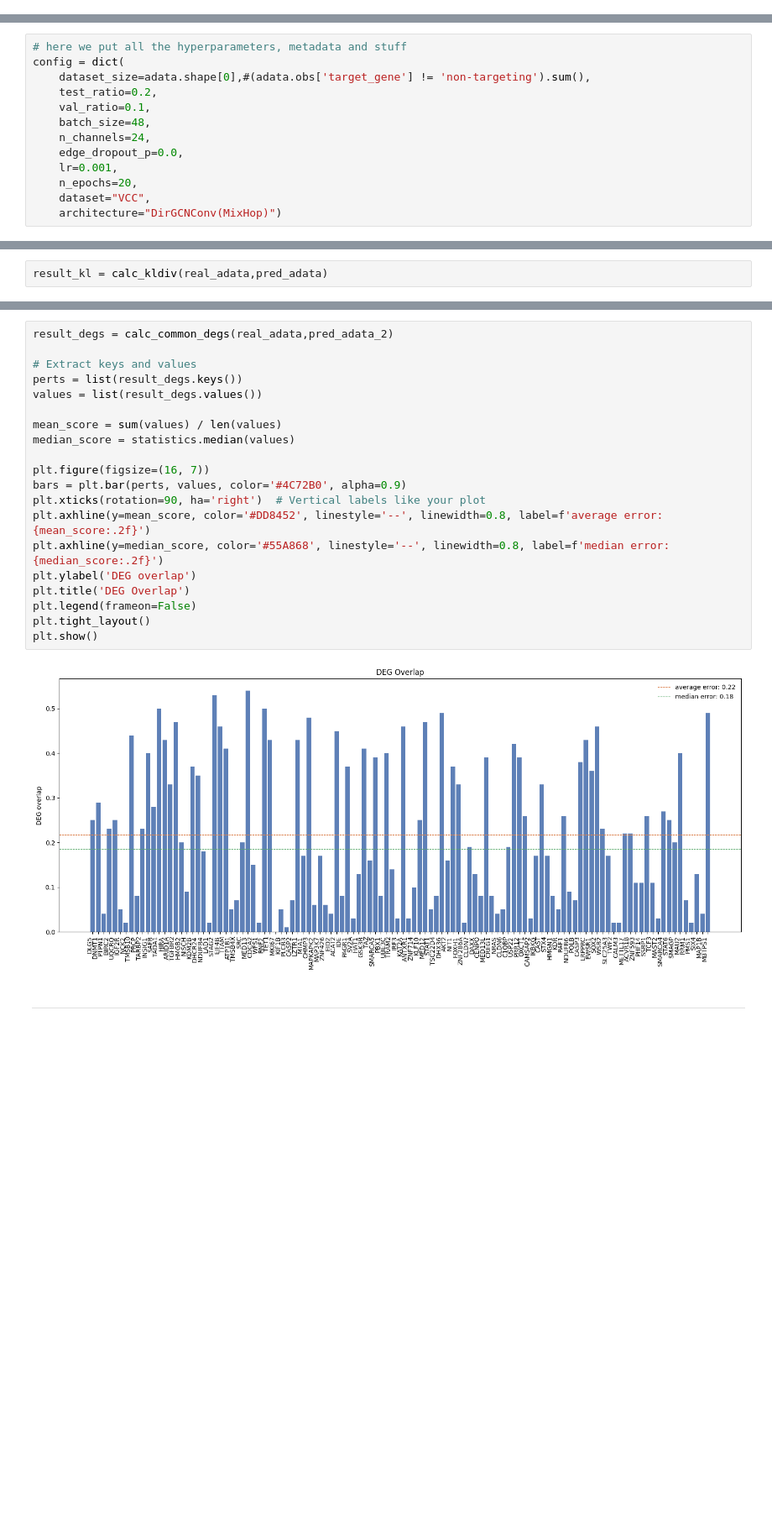
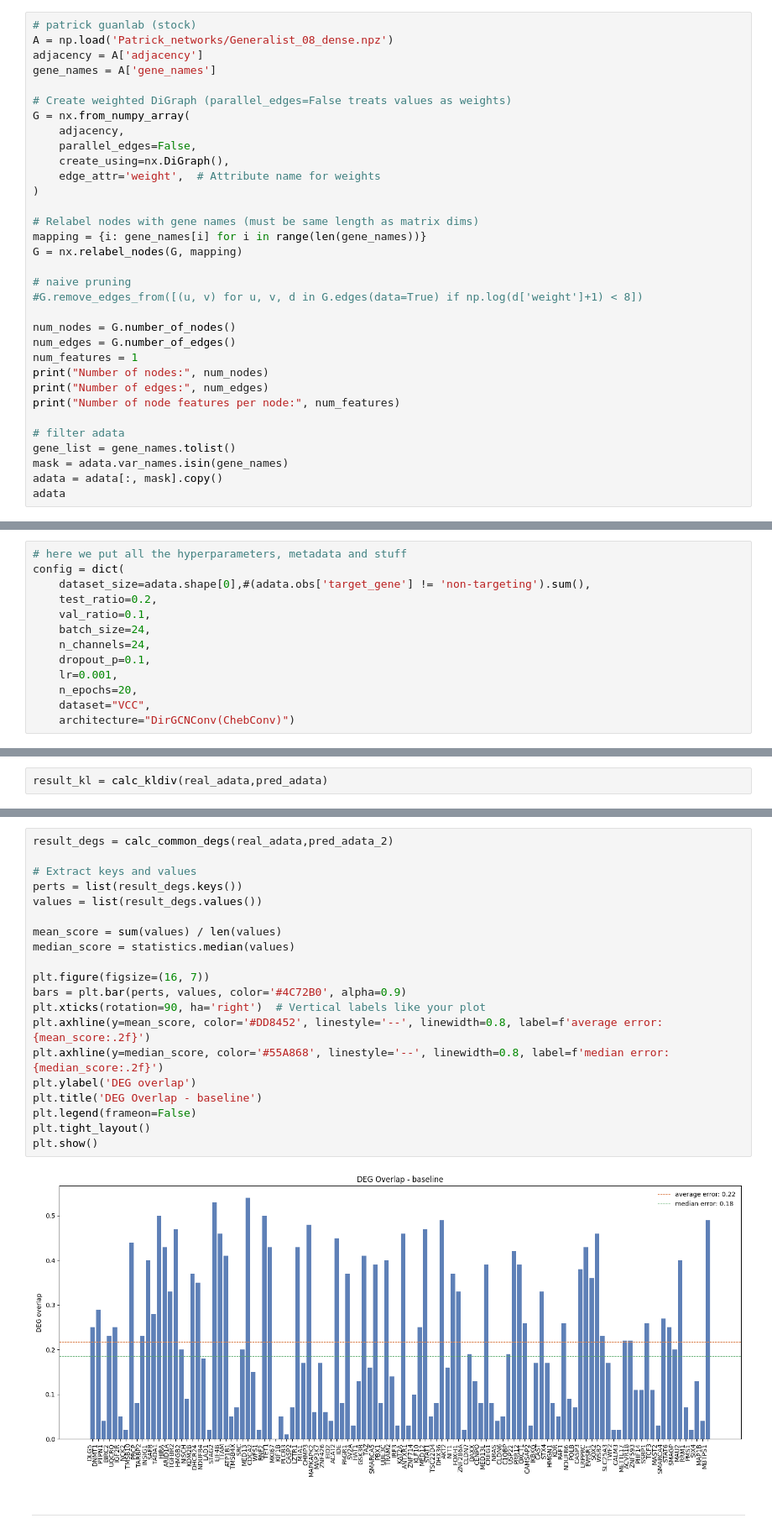
Before and after one commit to MCalabroCode/SPECTRA, a Jupyter notebook: spectra_v2_notebook_wandb.ipynb, the cells around one changed output, grey strips where cells are left out. Shown at 84% size. Saved outputs shown, nothing was run; the diff lists cells and outputs as text; blank space fills up the shorter version.

```diff
--- a/spectra_v2_notebook_wandb.ipynb
+++ b/spectra_v2_notebook_wandb.ipynb
@@ -145,3 +138,36 @@ AnnData object with n_obs × n_vars = 220998 × 3406
     obs: 'target_gene', 'guide_id', 'batch', 'n_genes'
     var: 'gene_id', 'n_cells'
     uns: 'log1p'
+# %%
+# patrick guanlab (stock)
+A = np.load('Patrick_networks/Generalist_08_dense.npz')
+adjacency = A['adjacency']
+gene_names = A['gene_names']
+
+# Create weighted DiGraph (parallel_edges=False treats values as weights)
+G = nx.from_numpy_array(
+    adjacency,
+    parallel_edges=False,
+    create_using=nx.DiGraph(),
+    edge_attr='weight',  # Attribute name for weights
+)
+
+# Relabel nodes with gene names (must be same length as matrix dims)
+mapping = {i: gene_names[i] for i in range(len(gene_names))}
+G = nx.relabel_nodes(G, mapping)
+
+# naive pruning
+#G.remove_edges_from([(u, v) for u, v, d in G.edges(data=True) if np.log(d['weight']+1) < 8])
+
+num_nodes = G.number_of_nodes()
+num_edges = G.number_of_edges()
+num_features = 1
+print("Number of nodes:", num_nodes)
+print("Number of edges:", num_edges)
+print("Number of node features per node:", num_features)
+
+# filter adata
+gene_list = gene_names.tolist()
+mask = adata.var_names.isin(gene_names)
+adata = adata[:, mask].copy()
+adata
@@ -241,13 +275,13 @@ config = dict(
     dataset_size=adata.shape[0],#(adata.obs['target_gene'] != 'non-targeting').sum(),
     test_ratio=0.2,
     val_ratio=0.1,
-    batch_size=48,
+    batch_size=24,
     n_channels=24,
-    edge_dropout_p=0.0,
+    dropout_p=0.1,
     lr=0.001,
     n_epochs=20,
     dataset="VCC",
-    architecture="DirGCNConv(MixHop)")
+    architecture="DirGCNConv(ChebConv)")
 # %%
 # Initialize wandb run
 wandb.init(
@@ -753,25 +789,25 @@ plt.show()
 # %%
 result_degs = calc_common_degs(real_adata,pred_adata_2)
 
 # Extract keys and values
 perts = list(result_degs.keys())
 values = list(result_degs.values())
 
 mean_score = sum(values) / len(values)
 median_score = statistics.median(values)
 
 plt.figure(figsize=(16, 7))
 bars = plt.bar(perts, values, color='#4C72B0', alpha=0.9)
 plt.xticks(rotation=90, ha='right')  # Vertical labels like your plot
 plt.axhline(y=mean_score, color='#DD8452', linestyle='--', linewidth=0.8, label=f'average error: {mean_score:.2f}')
 plt.axhline(y=median_score, color='#55A868', linestyle='--', linewidth=0.8, label=f'median error: {median_score:.2f}')
 plt.ylabel('DEG overlap')
-plt.title('DEG Overlap')
+plt.title('DEG Overlap - baseline')
 plt.legend(frameon=False)
 plt.tight_layout()
 plt.show()
 # %% [output]
-[figure, old version]
+[figure, new version]
 # %% [markdown]
 ***
 # %% [markdown]
```
Also changed, not shown: parts of 27 cells of this notebook, 12 other files.
